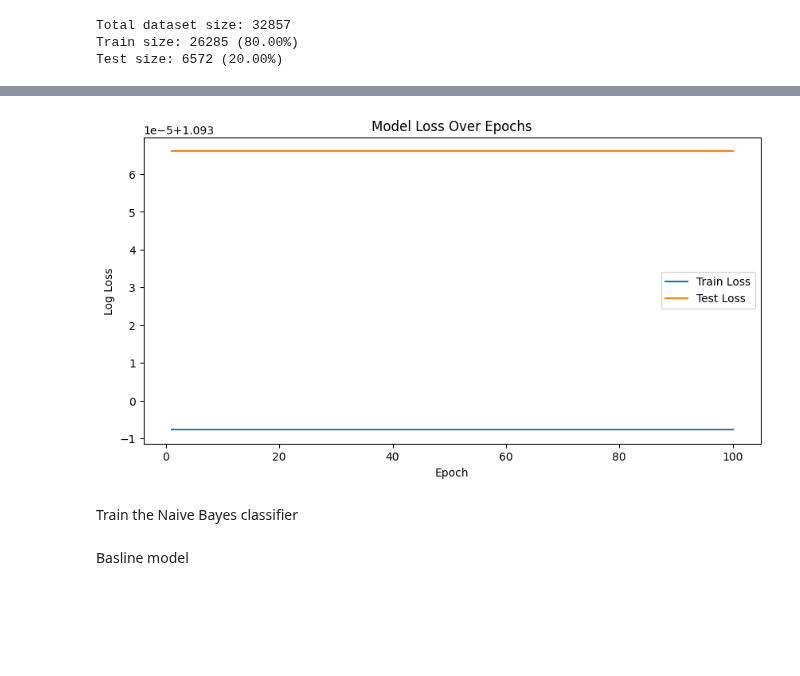
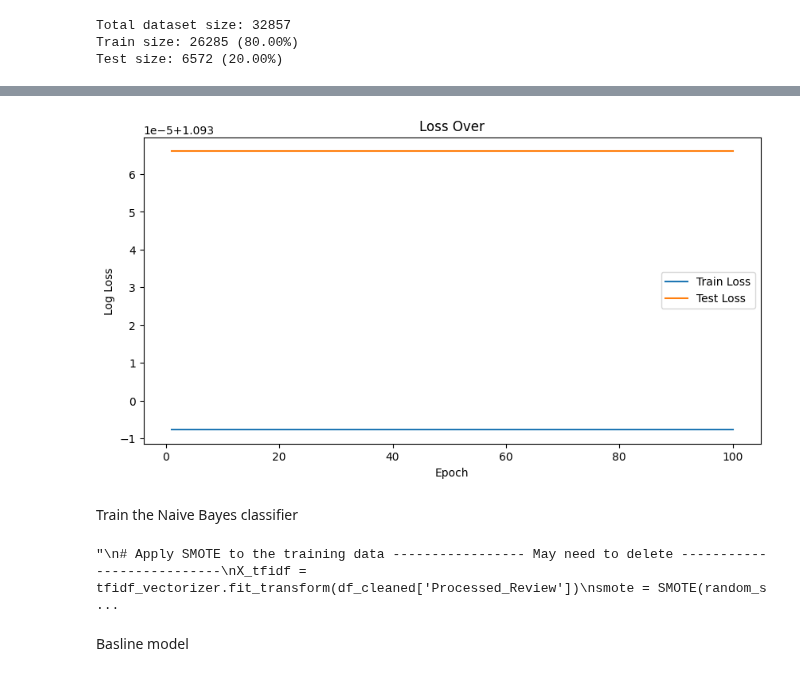
Before and after one commit to Ariamestra/ConsumerReviews, a Jupyter notebook: project_part2.ipynb, the cells around one changed output, grey strips where cells are left out. Saved outputs shown, nothing was run; the diff lists cells and outputs as text; code cells hidden in the pictures; blank space fills up the shorter version.

Commit message:
Baseline Model

```diff
--- a/project_part2.ipynb
+++ b/project_part2.ipynb
@@ -193,5 +204,5 @@ plt.show()
 # %%
-# ------------------------------------ Is it being done correctly????--------------------------------------------------------
+# ------------------------------------ Is it being done correctly????----------------------Loss Curve----------------------------------
 from sklearn.linear_model import LogisticRegression
 from sklearn.metrics import log_loss
 from sklearn.linear_model import LogisticRegression
@@ -203,42 +214,46 @@ model = make_pipeline(StandardScaler(with_mean=False), LogisticRegression(solver
 model.fit(X_train, y_train)
 
 # Initialize lists to store the loss values
 train_losses = []
 test_losses = []
 
 
 for epoch in range(1, 101):  # Assuming you want to train for 100 epochs
 
     # Predict probabilities for the training and test sets
     train_pred_prob = model.predict_proba(X_train)
     test_pred_prob = model.predict_proba(X_test)
 
     # Calculate the log loss for the training and test sets
     train_loss = log_loss(y_train, train_pred_prob)
     test_loss = log_loss(y_test, test_pred_prob)
 
     # Store the log loss values
     train_losses.append(train_loss)
     test_losses.append(test_loss)
 
 
 plt.figure(figsize=(10, 5))
 plt.plot(range(1, 101), train_losses, label='Train Loss')
 plt.plot(range(1, 101), test_losses, label='Test Loss')
-plt.title('Model Loss Over Epochs')
+plt.title('Loss Over')
 plt.xlabel('Epoch')
 plt.ylabel('Log Loss')
 plt.legend()
 plt.show()
 # %% [output]
-[figure, old version]
+[figure, new version]
 # %% [markdown]
 Train the Naive Bayes classifier
 # %%
+'''
 # Apply SMOTE to the training data ----------------- May need to delete ---------------------------
 X_tfidf = tfidf_vectorizer.fit_transform(df_cleaned['Processed_Review'])
 smote = SMOTE(random_state=42)
 X_train_smote, y_train_smote = smote.fit_resample(X_train, y_train)
+'''
+# %% [output]
+"\n# Apply SMOTE to the training data ----------------- May need to delete ---------------------------\nX_tfidf = tfidf_vectorizer.fit_transform(df_cleaned['Processed_Review'])\nsmote = SMOTE(random_s ...
 # %% [markdown]
 Basline model
 # %%
```
Also changed, not shown: parts of 7 cells of this notebook.
